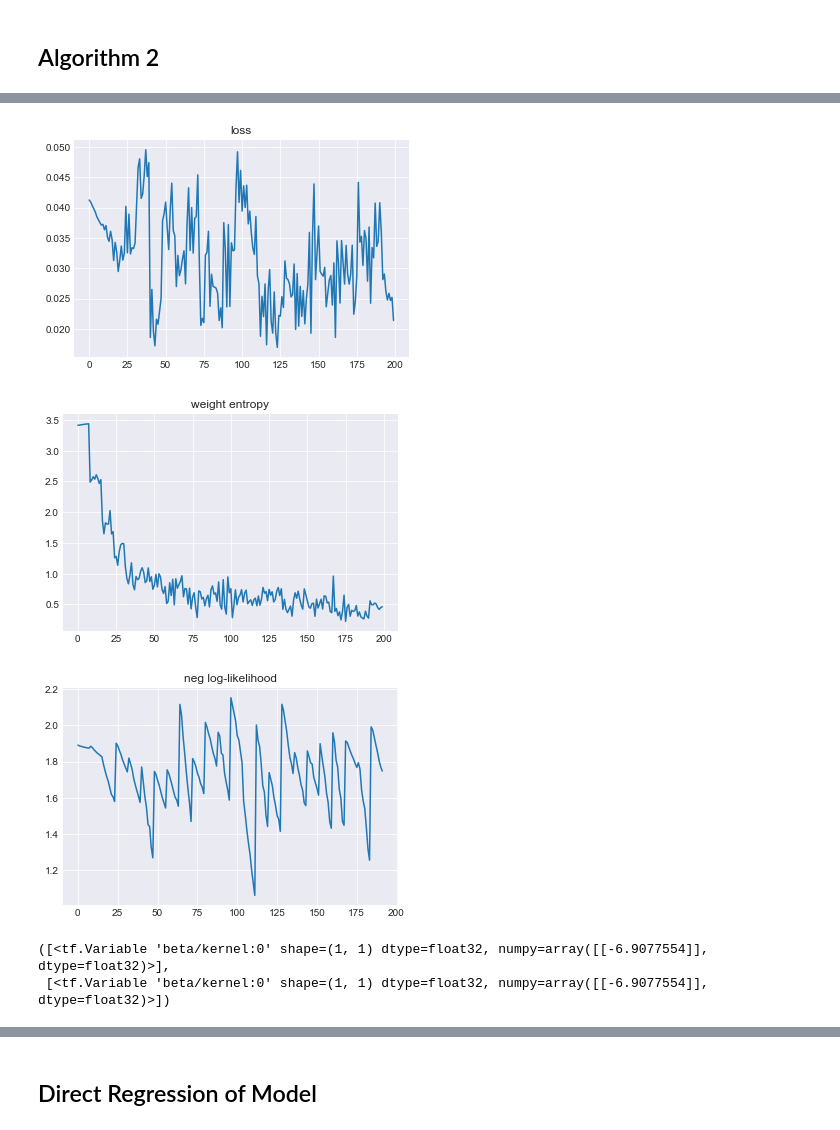
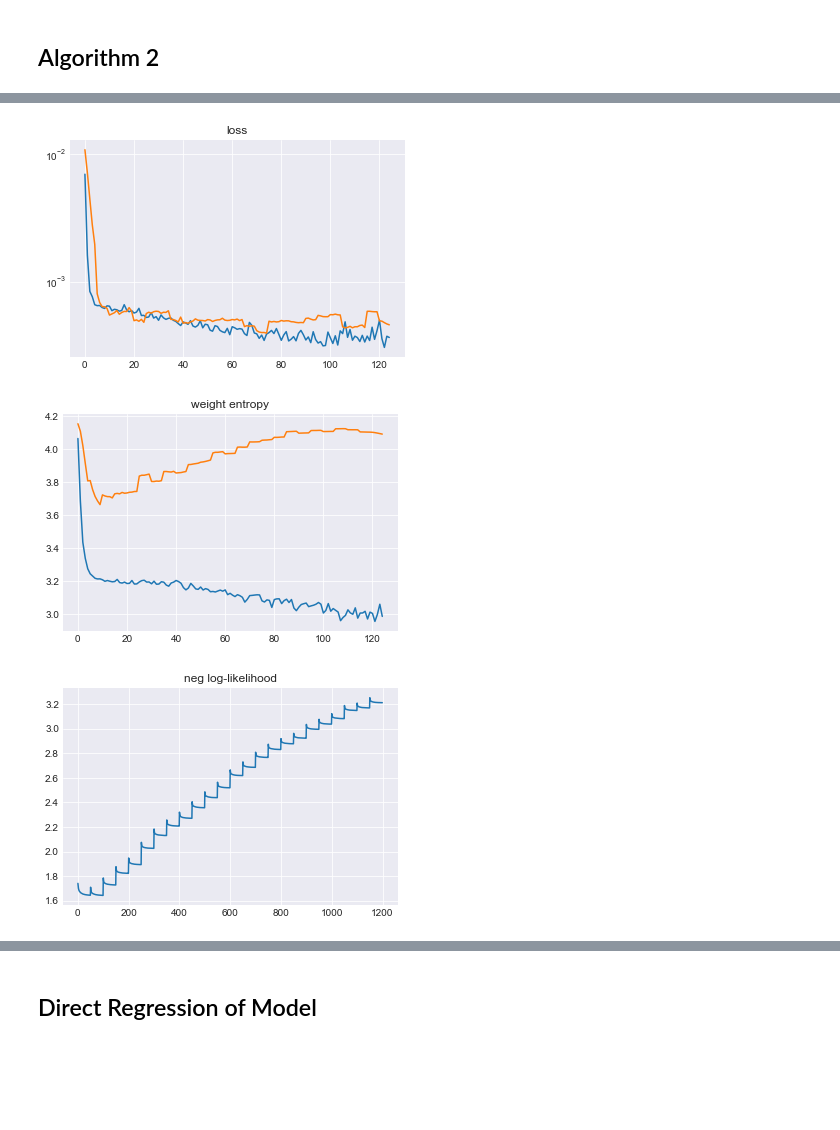
Before and after one commit to ur-whitelab/py0, a Jupyter notebook: examples/Fit_data.ipynb, the cells around one changed output, grey strips where cells are left out. Drawn from its saved outputs; the diff is of its cells as text; code cells hidden in the pictures; blank space fills up the shorter version.

```diff
--- a/examples/Fit_data.ipynb
+++ b/examples/Fit_data.ipynb
@@ -228,5 +243,5 @@ class CustomCallback(tf.keras.callbacks.Callback):
         self.i += 1
         return self.i
 # %%
-history = me_model.fit(trajs, batch_size=8,epochs=50, callbacks=[CustomCallback()])
+me_history = me_model.fit(trajs, batch_size=64,epochs=25 * 5)#, callbacks=[CustomCallback()])
 # %% [output]
@@ -292,10 +289,10 @@ tf.Tensor(
 # %% [markdown]
 ## Algorithm 2
 # %%
-fit_param_model = maxentep.MetaParameterJoint(np.zeros((M,)), Mobility_martix_norm, tmat, name='unbiased_model',hypers = hyper_pram)
-fit_param_model.compile(tf.optimizers.Adam(0.001))
-hme_model = maxentep.HyperMaxentModel(restraints, fit_param_model, model)
-hme_model.compile(tf.keras.optimizers.Adam(learning_rate=1e-3), 'mean_squared_error')
+fit_param_model = maxentep.MetaParameterJoint(start_logits, Mobility_martix_norm , tmat, name='unbiased_model',hypers = hyper_pram )
+fit_param_model.compile(tf.optimizers.Nadam(1e-2))
+hme_model = maxentep.HyperMaxentModel(restraints, fit_param_model, model, reweight=False)
+hme_model.compile(tf.keras.optimizers.Adam(learning_rate=1e-1), 'mean_squared_error')
 # %%
-history = hme_model.fit(N, final_batch_multiplier=batches, outter_epochs=25, batch_size=32, epochs=8)
+hme_history = hme_model.fit(N, final_batch_multiplier=batches, outter_epochs=25, param_epochs=50, batch_size=64, epochs=5)
 # %% [output]
@@ -322,0 +316,2 @@ dict_keys(['loss', 'weight-entropy', 'prior-loss', 'prior-R-dist-dist_loss', 'pr
+# %%
+hme_final_history = hme_model.fit(N, final_batch_multiplier=batches, outter_epochs=1, batch_size=64, epochs=25 * 5)
@@ -323,21 +337,21 @@ dict_keys(['loss', 'weight-entropy', 'prior-loss', 'prior-R-dist-dist_loss', 'pr
 # %%
-plt.plot(history.history['loss'])
+plt.plot(me_history.history['loss'])
+plt.plot(hme_history.history['loss'])
+plt.plot(hme_final_history.history['loss'])
 plt.title('loss')
+plt.yscale('log')
 plt.show()
 
-plt.plot(history.history['weight-entropy'])
+plt.plot(me_history.history['weight-entropy'])
+plt.plot(hme_history.history['weight-entropy'])
+plt.plot(hme_final_history.history['weight-entropy'])
 plt.title('weight entropy')
 plt.show()
 
-plt.plot(history.history['prior-loss'])
+plt.plot(hme_history.history['prior-loss'])
 plt.title('neg log-likelihood')
 plt.show()
 # %% [output]
-[figure, old version]
+[figure, new version]
-[figure, old version]
+[figure, new version]
-[figure, old version]
+[figure, new version]
-# %%
-fit_param_model.get_layer('beta').trainable_variables,param_model.get_layer('beta').trainable_variables
-# %% [output]
-([<tf.Variable 'beta/kernel:0' shape=(1, 1) dtype=float32, numpy=array([[-6.9077554]], dtype=float32)>],
- [<tf.Variable 'beta/kernel:0' shape=(1, 1) dtype=float32, numpy=array([[-6.9077554]], dtype=float32)>])
```
Also changed, not shown: parts of 25 cells of this notebook, 5 other files.
